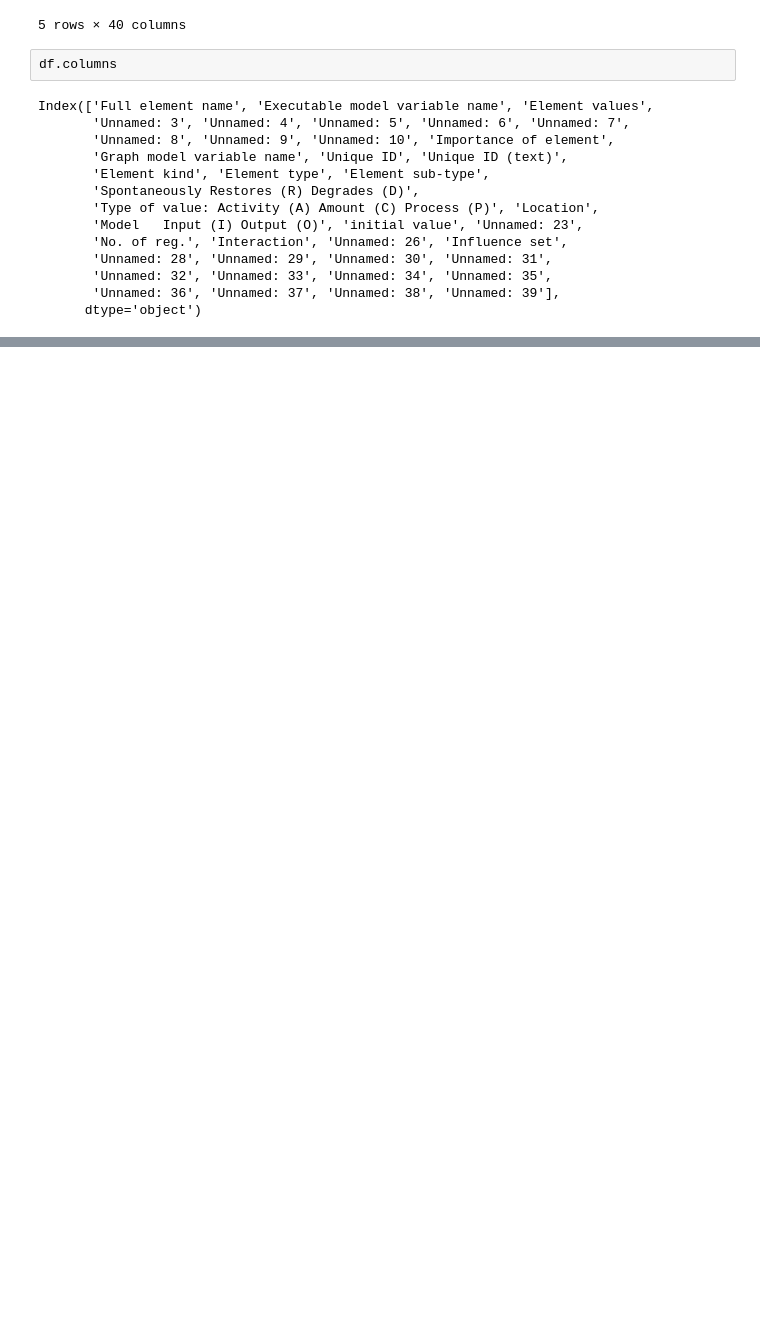
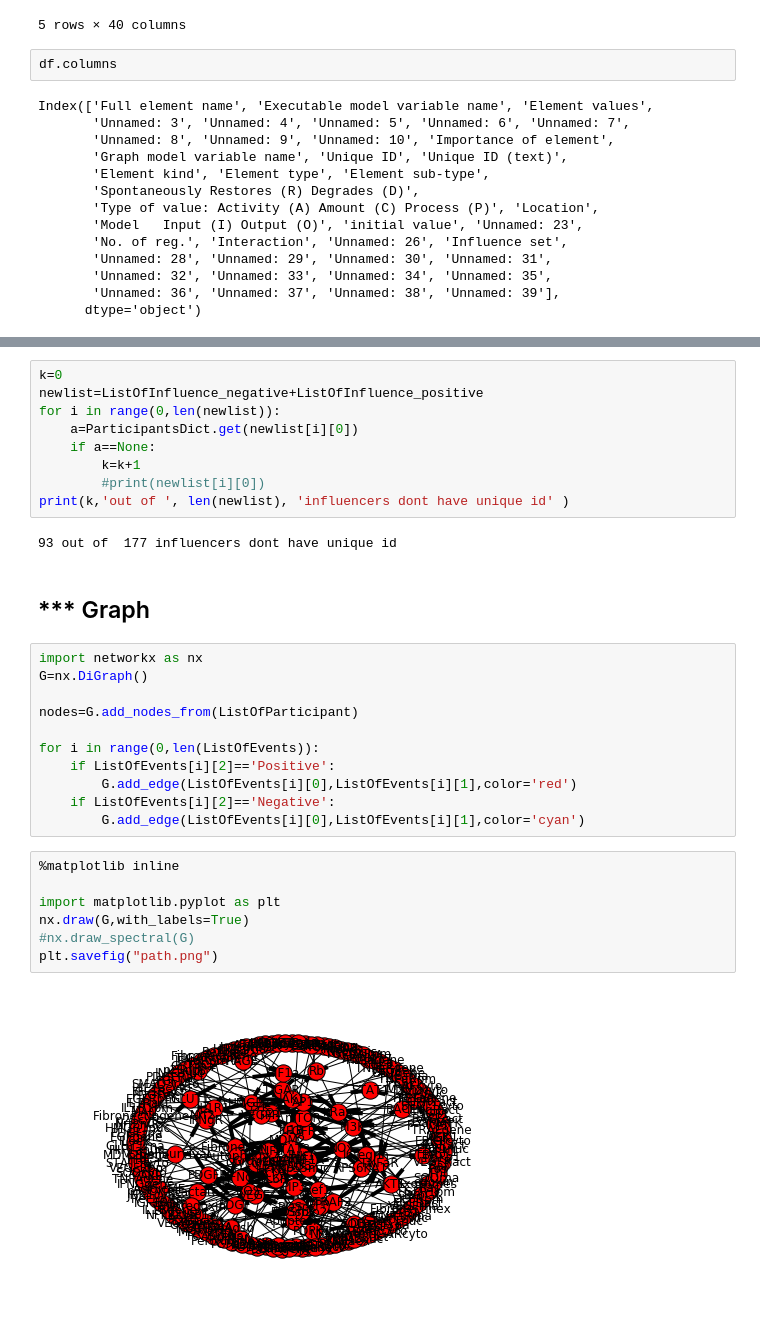
Before and after one commit to mgorjis/ReadingIndexCards, a Jupyter notebook: A2.ipynb, the cells around one changed output, grey strips where cells are left out. Drawn from its saved outputs; the diff is of its cells as text; blank space fills up the shorter version.

```diff
--- a/A2.ipynb
+++ b/A2.ipynb
@@ -90,0 +143,33 @@ Influence_negative
+# %%
+k=0
+newlist=ListOfInfluence_negative+ListOfInfluence_positive
+for i in range(0,len(newlist)):
+    a=ParticipantsDict.get(newlist[i][0])
+    if a==None:
+        k=k+1
+        #print(newlist[i][0])
+print(k,'out of ', len(newlist), 'influencers dont have unique id' )
+# %% [output]
+93 out of  177 influencers dont have unique id
+# %% [markdown]
+## *** Graph
+# %%
+import networkx as nx
+G=nx.DiGraph()
+
+nodes=G.add_nodes_from(ListOfParticipant)
+
+for i in range(0,len(ListOfEvents)):
+    if ListOfEvents[i][2]=='Positive':
+        G.add_edge(ListOfEvents[i][0],ListOfEvents[i][1],color='red')
+    if ListOfEvents[i][2]=='Negative':
+        G.add_edge(ListOfEvents[i][0],ListOfEvents[i][1],color='cyan')
+# %%
+%matplotlib inline
+
+import matplotlib.pyplot as plt
+nx.draw(G,with_labels=True)
+#nx.draw_spectral(G)
+plt.savefig("path.png")
+# %% [output]
+[figure, added]
```
Also changed, not shown: parts of 5 cells of this notebook, 6 other files.
